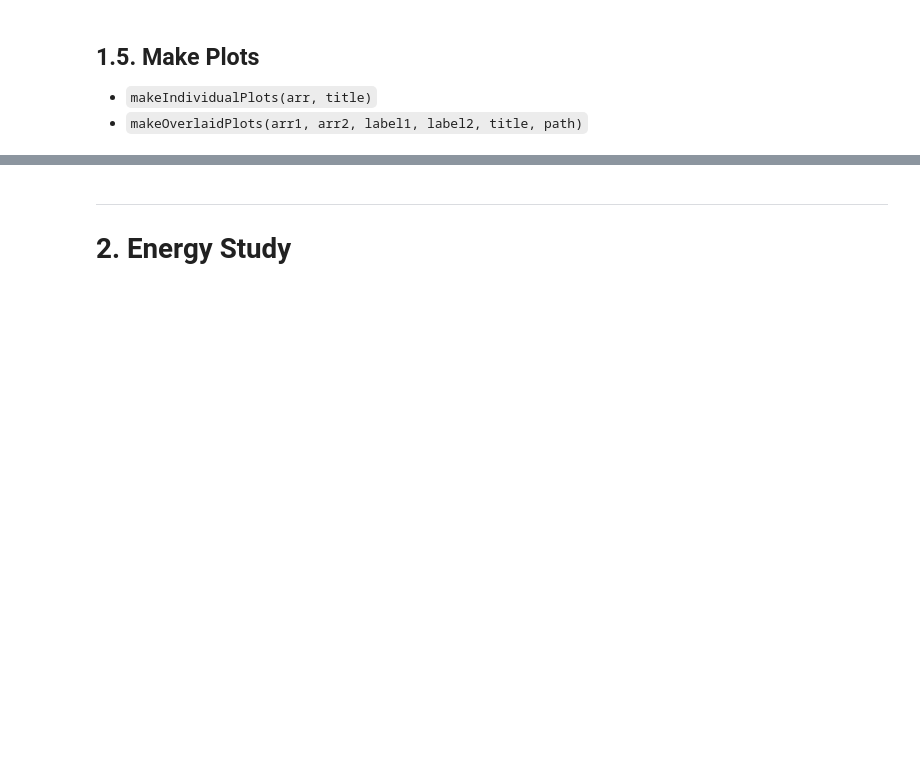
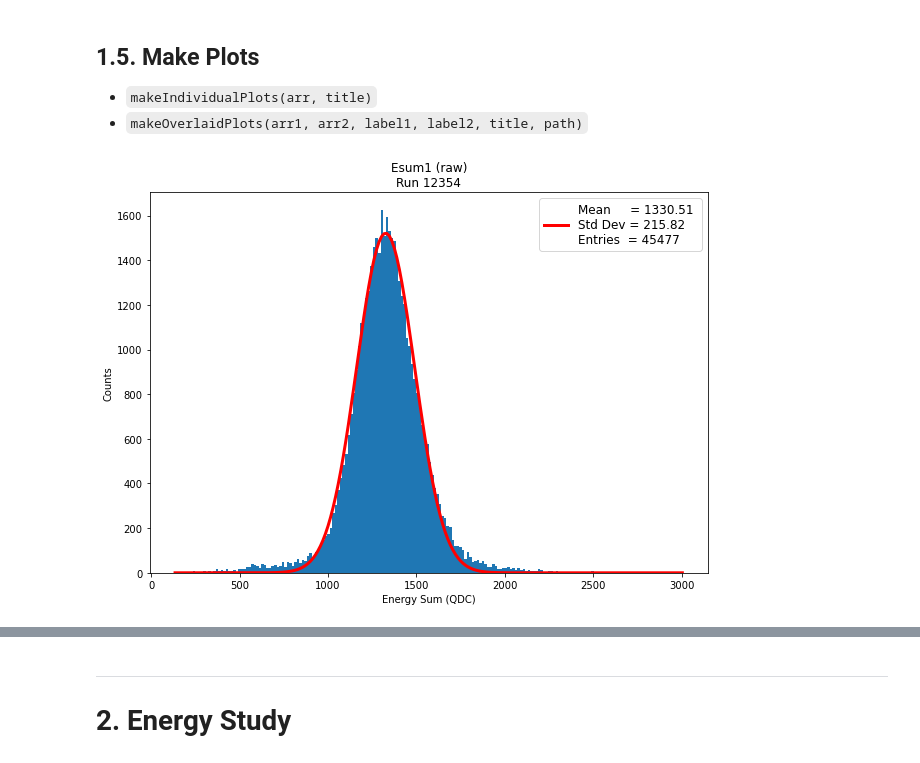
Before and after one commit to Humboldt-Penguin/HapPyCal, a Jupyter notebook: code/04_energyStudy/cumulative_caloEnergyStudy.ipynb, the cells around one changed output, grey strips where cells are left out. Cells and saved outputs as stored; diff of their text form; code cells hidden in the pictures; blank space fills up the shorter version.

```diff
--- a/code/04_energyStudy/cumulative_caloEnergyStudy.ipynb
+++ b/code/04_energyStudy/cumulative_caloEnergyStudy.ipynb
@@ -356,49 +357,88 @@ def removeDoubleHits(raw_data, TDC_threshold=1.0):
 - `makeIndividualPlots(arr, title)`
 - `makeOverlaidPlots(arr1, arr2, label1, label2, title, path)`
 # %%
-def makeIndividualPlots(arr, title, path):
-    fig, axs = plt.subplots(figsize=(10,7))
+num_bins=200
 
-    y, x, _ = axs.hist(arr, bins=100)
-    # axs.set_yscale('log')
-    axs.set_title(title)
-    axs.set_xlabel('Energy Sum (QDC)')
-    axs.set_ylabel('Counts')
+# def makeIndividualPlots(arr, title, path):
+arr, title = Esum1_all, f'Esum1 (raw)\nRun {i_run}'
 
-    axs.legend(
-        [f'Mean     = {np.mean(arr):.2f} \nStd Dev = {np.std(arr):.2f} \nEntries  = {len(arr)}'],
-        prop={'size': 12}
-    )
+fig, axs = plt.subplots(figsize=(10,7))
 
-    fig.savefig(path)
-    plt.close(fig)
+counts, bins, _ = axs.hist(arr, bins=num_bins)
 
-    max_channel = x[np.where(y == y.max())][0]
+# bin_size = bins[1]-bins[0]
+x = np.linspace(bins[0],bins[-1],len(bins)-1) # the 4 here is kinda cheating
 
-    return max_channel
+# max_esum = bins[np.where(counts == counts.max())][0]
+max_counts = counts[np.where(counts == counts.max())][0]
+
+(mu, sigma) = norm.fit(arr)
+
+def gauss(x,amp,mu,sigma):
+    return amp*np.exp(-(x-mu)**2/(2*sigma**2))
+
+popt,pcov = curve_fit(gauss,x,counts,p0=(max_counts,mu,sigma))
+
+y = gauss(x, popt[0],popt[1],popt[2])
+
+plt.plot(x,y,'r',linewidth=3)
+
+
+# axs.set_yscale('log')
+axs.set_title(title)
+axs.set_xlabel('Energy Sum (QDC)')
+axs.set_ylabel('Counts')
+
+axs.legend(
+    [f'Mean     = {mu:.2f} \nStd Dev = {sigma:.2f} \nEntries  = {len(arr)}'],
+    prop={'size': 12}
+)
+
+# fig.savefig(path)
+plt.show()
+plt.close(fig)
+
+# return mu, sigma
 
 
 def makeOverlaidPlots(arr1, arr2, label1, label2, title, path):
+
+    # get normalization factors for histograms
+
+    (counts1, bins1) = np.histogram(arr1, bins=num_bins)
+    max_edep1 = counts1[np.where(counts1 == counts1.max())][0]
+    factor1 = 1/max_edep1
+    (counts2, bins2) = np.histogram(arr2, bins=num_bins)
+    max_edep2 = counts2[np.where(counts2 == counts2.max())][0]
+    factor2 = 1/max_edep2
+
+    # plots
     fig, axs = plt.subplots(figsize=(10,7))
 
-    axs.hist(arr1,
-            alpha=0.5,
-            bins=100,
-            label=label1)
-    axs.hist(arr2,
-            alpha=0.5,
-            bins=100,
-            label=label2)
+    axs.hist(bins1[:-1],
+             bins = bins1,
+             alpha=0.5,
+             weights=factor1*counts1,
+             label=label1)
+    axs.hist(bins2[:-1],
+             bins = bins2,
+             alpha=0.5,
+             weights=factor2*counts2,
+             label=label2)
 
 
     # axs.set_yscale('log')
     axs.set_title(title)
     axs.set_xlabel('Energy Sum (QDC)')
-    axs.set_ylabel('Counts')
+    axs.set_ylabel('Counts (normalized)')
     axs.legend(loc='upper right')
 
 
     fig.savefig(path)
+    # plt.show()
     plt.close(fig)
 
+
     return
+# %% [output]
+[figure, added]
```
Also changed, not shown: parts of 4 cells of this notebook, 8 other files.
